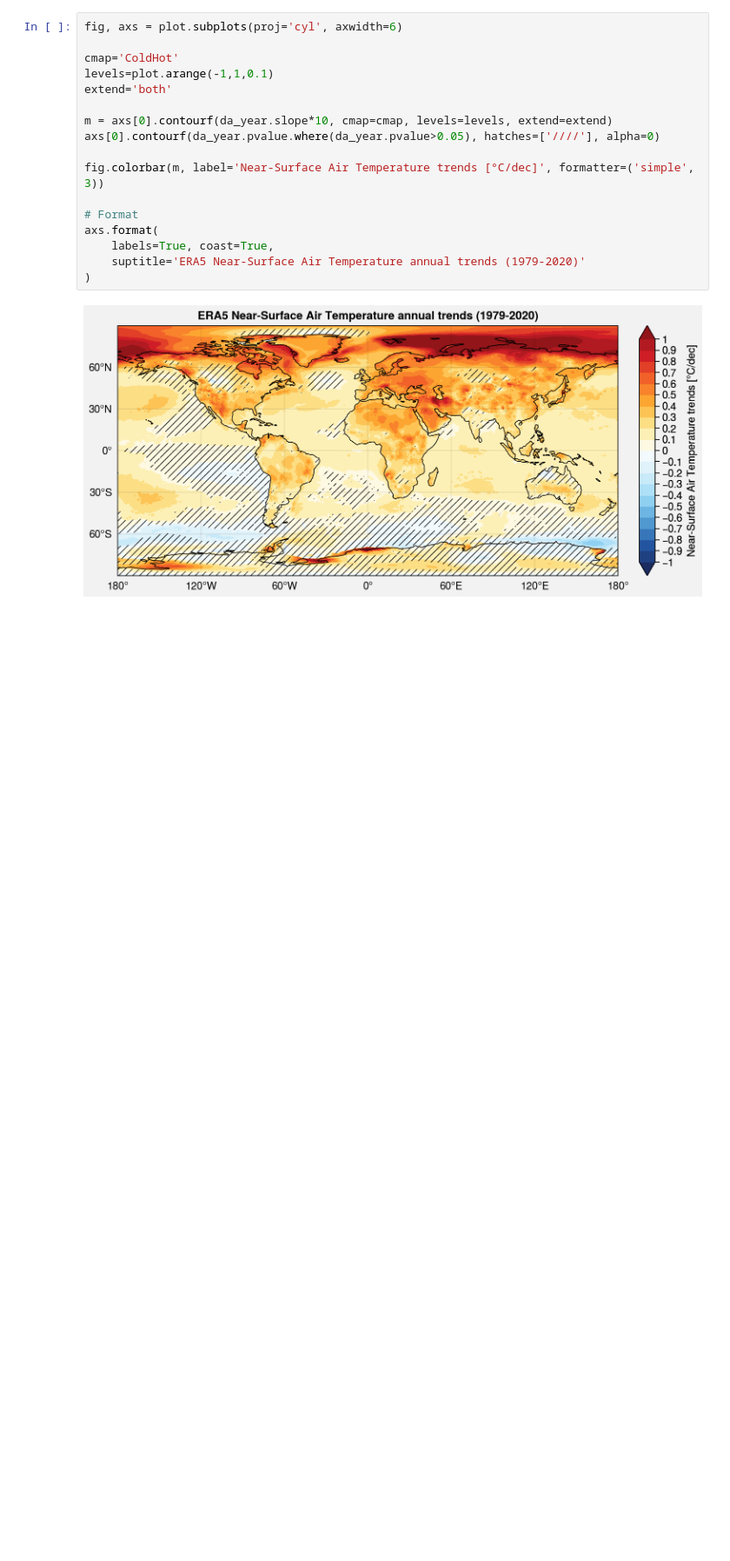
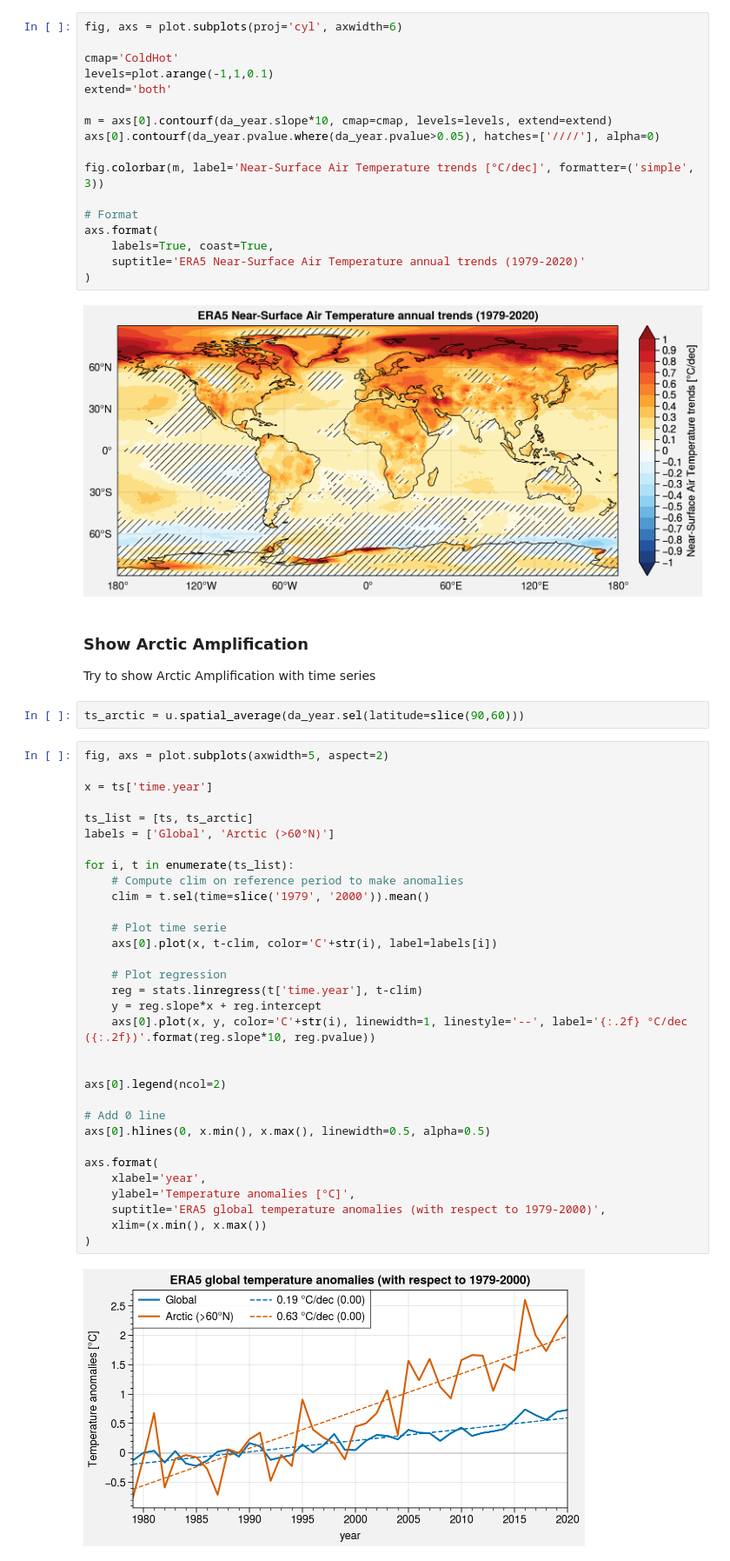
Before and after one commit to mickaellalande/ERCA, a Jupyter notebook: 02_ERA5.ipynb, the cells around one changed output. Shown at 87% size. Drawn from its saved outputs; the diff is of its cells as text; blank space fills up the shorter version.

```diff
--- a/02_ERA5.ipynb
+++ b/02_ERA5.ipynb
@@ -447,3 +447,42 @@ axs.format(
 )
 # %% [output]
 [figure]
+# %% [markdown]
+### Show Arctic Amplification
+Try to show Arctic Amplification with time series
+# %%
+ts_arctic = u.spatial_average(da_year.sel(latitude=slice(90,60)))
+# %%
+fig, axs = plot.subplots(axwidth=5, aspect=2)
+
+x = ts['time.year']
+
+ts_list = [ts, ts_arctic]
+labels = ['Global', 'Arctic (>60°N)']
+
+for i, t in enumerate(ts_list):
+    # Compute clim on reference period to make anomalies
+    clim = t.sel(time=slice('1979', '2000')).mean()
+
+    # Plot time serie
+    axs[0].plot(x, t-clim, color='C'+str(i), label=labels[i])
+
+    # Plot regression
+    reg = stats.linregress(t['time.year'], t-clim)
+    y = reg.slope*x + reg.intercept
+    axs[0].plot(x, y, color='C'+str(i), linewidth=1, linestyle='--', label='{:.2f} °C/dec ({:.2f})'.format(reg.slope*10, reg.pvalue))
+
+
+axs[0].legend(ncol=2)
+
+# Add 0 line
+axs[0].hlines(0, x.min(), x.max(), linewidth=0.5, alpha=0.5)
+
+axs.format(
+    xlabel='year',
+    ylabel='Temperature anomalies [°C]',
+    suptitle='ERA5 global temperature anomalies (with respect to 1979-2000)',
+    xlim=(x.min(), x.max())
+)
+# %% [output]
+[figure, added]
```
Also changed, not shown: parts of 6 cells of this notebook, 4 other files.
